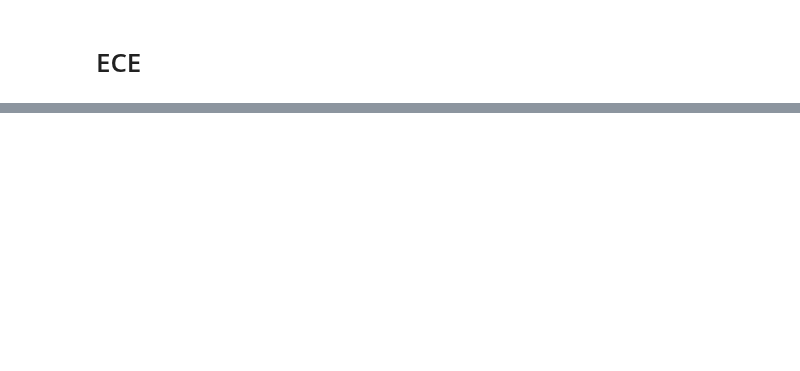
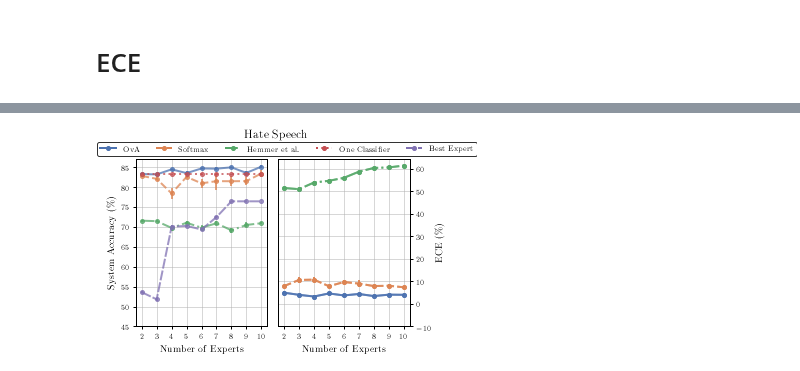
Before and after one commit to rajevv/Multi_L2D, a Jupyter notebook: Galaxy-Zoo/GalaxyZooRebuttal.ipynb, the cells around one changed output, grey strips where cells are left out. Drawn from its saved outputs; the diff is of its cells as text; code cells hidden in the pictures; blank space fills up the shorter version.

```diff
--- a/Galaxy-Zoo/GalaxyZooRebuttal.ipynb
+++ b/Galaxy-Zoo/GalaxyZooRebuttal.ipynb
@@ -626,0 +247,96 @@ stats.sem(a, axis=0)
+# %%
+# fig, axs = plt.subplots(1,2, figsize=(5,3))
+fig = plt.figure(1, figsize=(5,3))
+gs1 = gridspec.GridSpec(1, 2)
+axs = [fig.add_subplot(ss) for ss in gs1]
+# === Sys Acc ===
+# OvA
+axs[0].errorbar(exp_list, ova_sys_acc_mean, yerr=ova_sys_acc_std,
+             alpha=0.75, **ova_args)
+# Softmax
+axs[0].errorbar(exp_list, softmax_sys_acc_mean, yerr=softmax_sys_acc_std,
+             alpha=0.75, **softmax_args)
+
+# Hemmer
+axs[0].errorbar(exp_list, hemmer_sys_acc_mean, yerr=hemmer_sys_acc_std,
+             alpha=0.75, **hemmer_args)
+
+# One Classifier
+axs[0].errorbar(exp_list, oneclf_sys_ac_mean, yerr=oneclf_sys_acc_std,
+             alpha=0.75, **oneclf_args)
+
+# Best Expert
+axs[0].errorbar(exp_list, best_expert_sys_acc_mean, yerr=best_expert_sys_acc_std,
+             alpha=0.75, **best_expert_args)
+
+# === ax1 lim ===
+# ax1.set_ylim(75, 94)
+axs[0].set_xticks(exp_list)
+axs[0].set_yticks(axs[0].get_yticks()[:-1])
+axs[0].set_xlabel(r"Number of Experts")
+
+# === Grid ===
+axs[0].grid()
+
+
+# === Legend ===
+ova_leg = mlines.Line2D([], [], label='OvA', **ova_args)
+softmax_leg = mlines.Line2D([], [], label='Softmax', **softmax_args)
+hemmer_leg = mlines.Line2D([], [], label='Hemmer', **hemmer_args)
+oneclf_leg = mlines.Line2D([], [], label='One Classifier', **oneclf_args)
+bestexpert_leg = mlines.Line2D([], [], label='Best Expert', **best_expert_args)
+legend_list = [ova_leg, softmax_leg, hemmer_leg, oneclf_leg, bestexpert_leg]
+
+axs[0].set_ylabel(r"System Accuracy $(\%)$")
+
+# === ECE Plots ===
+# OvA
+axs[1].errorbar(exp_list, ova_ece_mean, yerr=ova_ece_std,
+                alpha=0.75, label="OvA", **ova_args)
+axs[1].errorbar(exp_list, ova_ece_mean, yerr=ova_ece_std,
+                alpha=0.75, label="OvA", **ova_args)
+
+# Softmax
+axs[1].errorbar(exp_list, softmax_ece_mean, yerr=softmax_ece_std,
+                alpha=0.75, label="Softmax", **softmax_args)
+# Softmax
+axs[1].errorbar(exp_list, softmax_ece_mean, yerr=softmax_ece_std,
+                alpha=0.75, label="Softmax", **softmax_args)
+
+# Hemmer
+axs[1].errorbar(exp_list, hemmer_ece_mean, yerr=hemmer_ece_std,
+                alpha=0.75, label="Softmax", **hemmer_args)
+axs[1].errorbar(exp_list, hemmer_ece_mean, yerr=hemmer_ece_std,
+                alpha=0.75, label="Softmax", **hemmer_args)
+
+# === ax1 lim ===
+# ax1.set_ylim(0, 94)
+axs[1].set_xticks(exp_list)
+axs[1].set_yticks(axs[1].get_yticks()[:-1])
+axs[1].set_xlabel(r"Number of Experts")
+axs[1].yaxis.set_label_position("right")
+axs[1].set_ylabel(r"ECE $(\%)$")
+axs[1].yaxis.tick_right()
+
+
+# === Grid ===
+axs[1].grid()
+
+
+# === Legend ===
+ova_leg = mlines.Line2D([], [], label='OvA', **ova_args)
+softmax_leg = mlines.Line2D([], [], label='Softmax', **softmax_args)
+hemmer_leg = mlines.Line2D([], [], label='Hemmer et al.', **hemmer_args)
+oneclf_leg = mlines.Line2D([], [], label='One Classifier', **oneclf_args)
+bestexpert_leg = mlines.Line2D([], [], label='Best Expert', **best_expert_args)
+legend_list = [ova_leg, softmax_leg, hemmer_leg, oneclf_leg, bestexpert_leg]
+
+fig.legend(handles=legend_list, loc='upper center', bbox_to_anchor=(0.53, 1), ncol=5, fancybox=True)
+
+
+# # === Save ===
+fig.suptitle("Hate Speech", ha="center", va="center",  x=0.5, y=1.06)
+# fig.tight_layout()
+fig.savefig("galaxy_zoo_ece.pdf")
+# %% [output]
+[figure, added]
```
Also changed, not shown: parts of 21 cells of this notebook.
